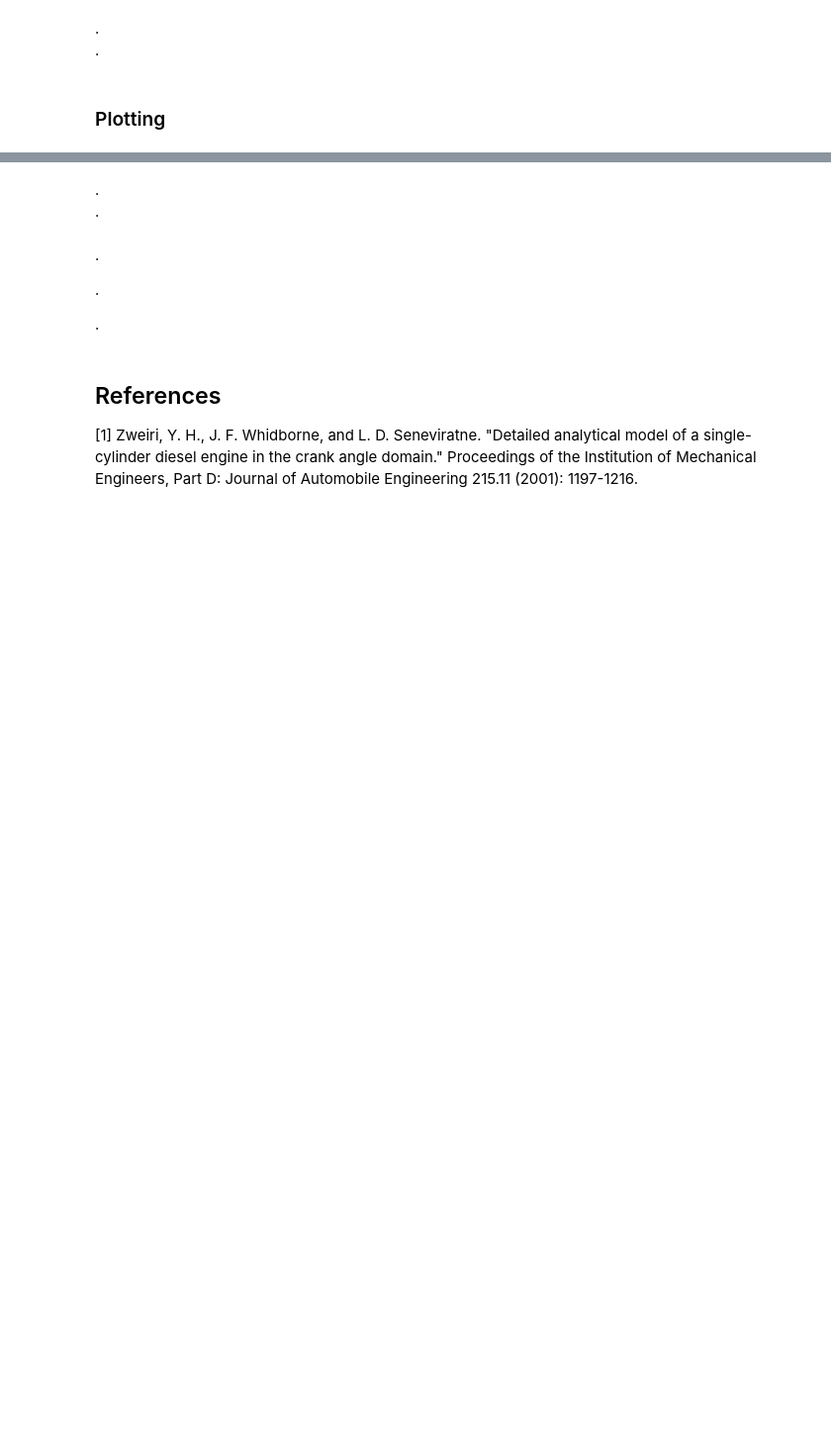
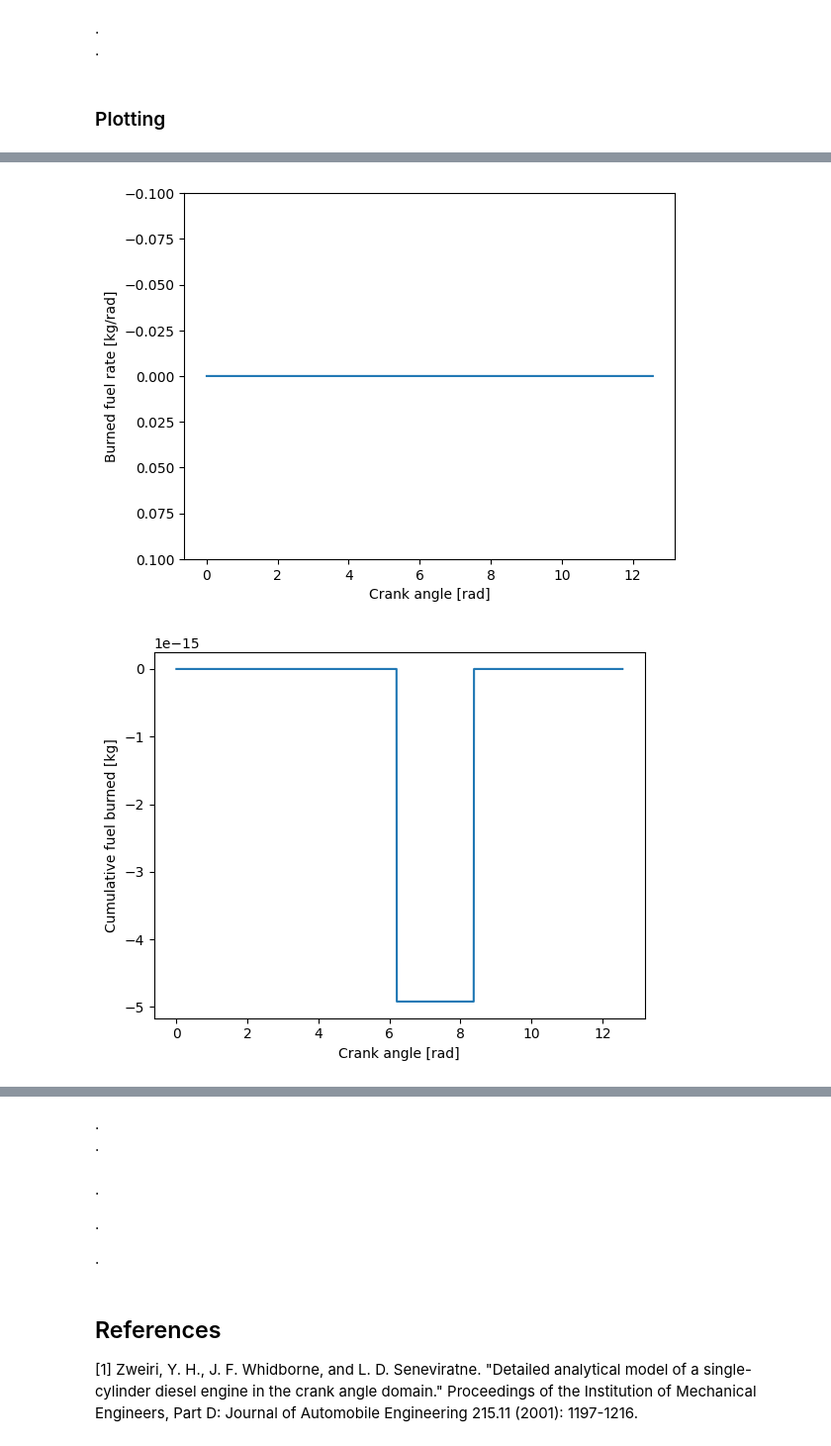
Before and after one commit to Affi26/JupyterNotebook, a Jupyter notebook: combustion-modelling/zweiri-single-cylinder-diesel-engine-model.ipynb, the cells around one changed output, grey strips where cells are left out. Shown at 99% size. Saved outputs shown, nothing was run; the diff lists cells and outputs as text; code cells hidden in the pictures; blank space fills up the shorter version.

```diff
--- a/combustion-modelling/zweiri-single-cylinder-diesel-engine-model.ipynb
+++ b/combustion-modelling/zweiri-single-cylinder-diesel-engine-model.ipynb
@@ -2152,0 +2141,32 @@ for name, array in shaft_torques.items():
+# %%
+plt.figure()
+plt.plot(theta1_array, m_bf_array)
+plt.xlabel("Crank angle [rad]")
+plt.ylabel("Burned fuel rate [kg/rad]")
+plt.ylim(0.1, -0.1)
+plt.show()
+
+plt.figure()
+plt.plot(theta1_array, m_bf_cum_array)
+plt.xlabel("Crank angle [rad]")
+plt.ylabel("Cumulative fuel burned [kg]")
+plt.show()
+
+plt.figure()
+plt.plot(theta1_array, Q_comb_array)
+plt.plot(theta1_array, Qht_tot_array)
+plt.xlabel("Crank angle [rad]")
+plt.ylabel("Heat [J/rad]")
+plt.legend(["Combustion", "Heat transfer"])
+plt.show()
+
+plt.figure()
+plt.plot(theta1_array,  m_fpre_array)
+plt.plot(theta1_array, m_fdiff_array)
+plt.xlabel("Crank angle [rad]")
+plt.ylabel("Normalized burn rate")
+plt.legend(["Premixed", "Diffusion"])
+plt.show()
+# %% [output]
+[figure, added]
+[figure, added]
```
Also changed, not shown: parts of 19 cells of this notebook, 2 other files.
